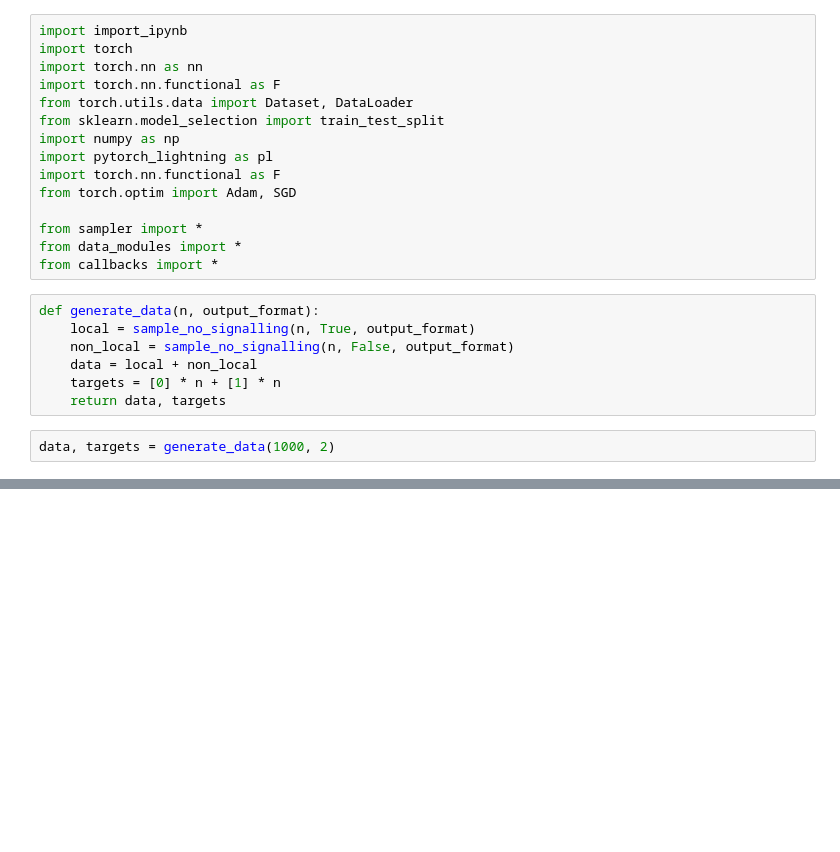
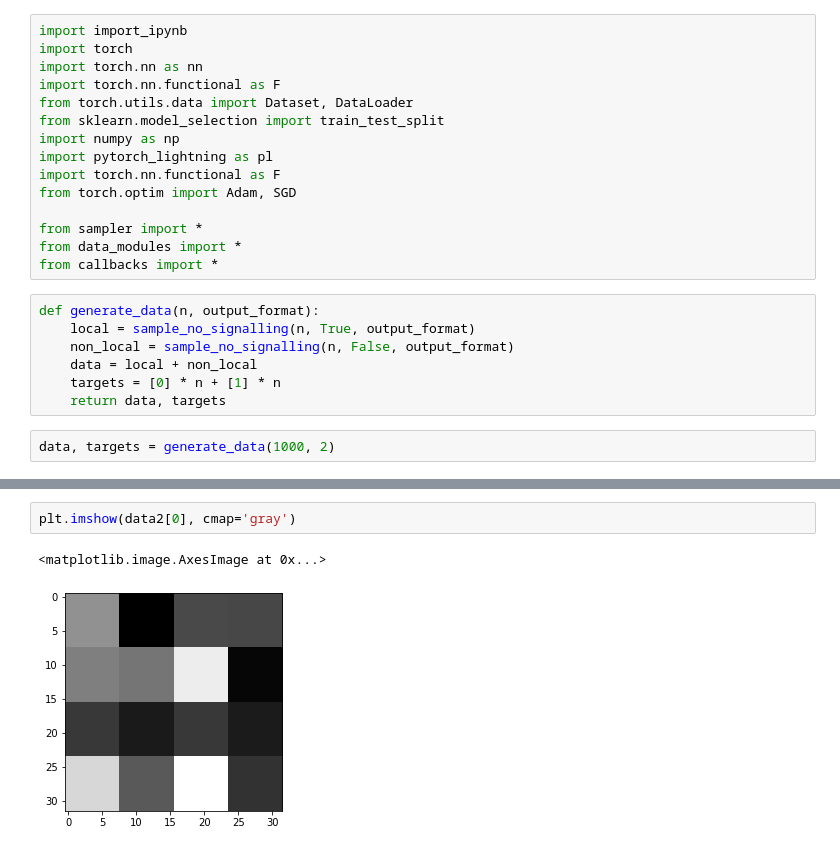
Before and after one commit to JohnnyWasilewski/Ph.D.-studies, a Jupyter notebook: train.ipynb, the cells around one changed output, grey strips where cells are left out. Saved outputs shown, nothing was run; the diff lists cells and outputs as text; blank space fills up the shorter version.

```diff
--- a/train.ipynb
+++ b/train.ipynb
@@ -222,0 +256,5 @@ for i in range(16):
+# %%
+plt.imshow(data2[0], cmap='gray')
+# %% [output]
+<matplotlib.image.AxesImage at 0x...>
+[figure, added]
```
Also changed, not shown: parts of 24 cells of this notebook, 1 other file.
